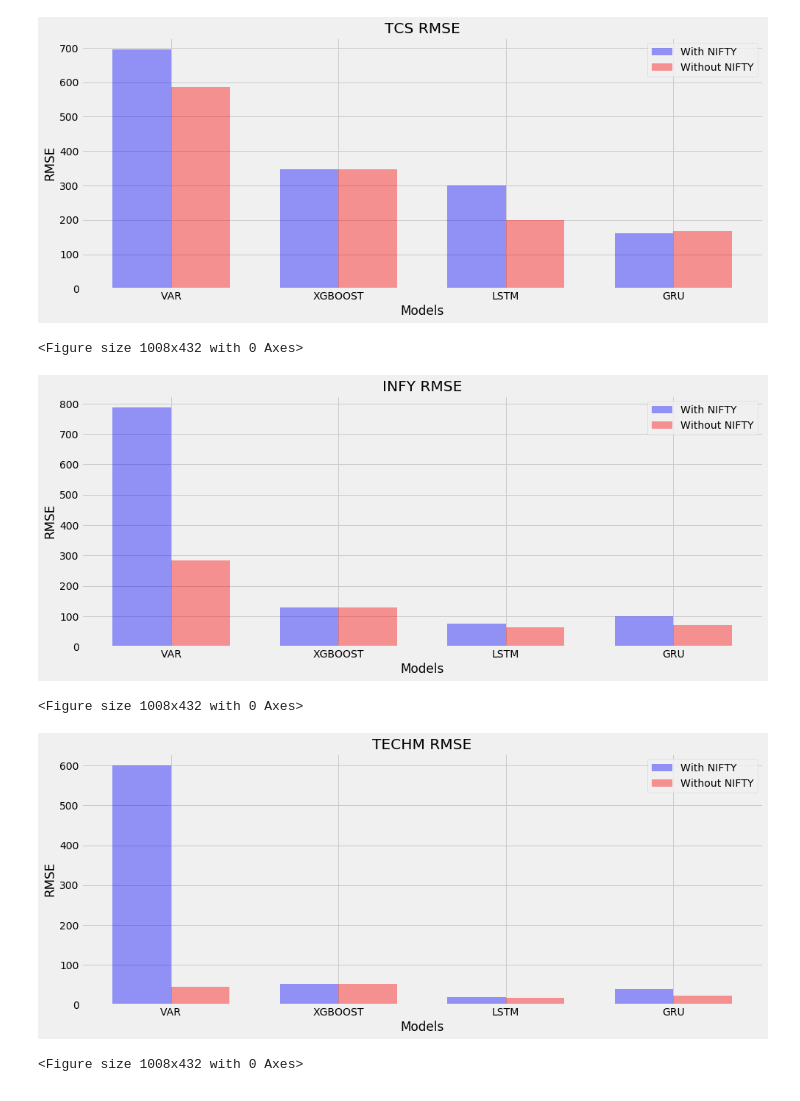
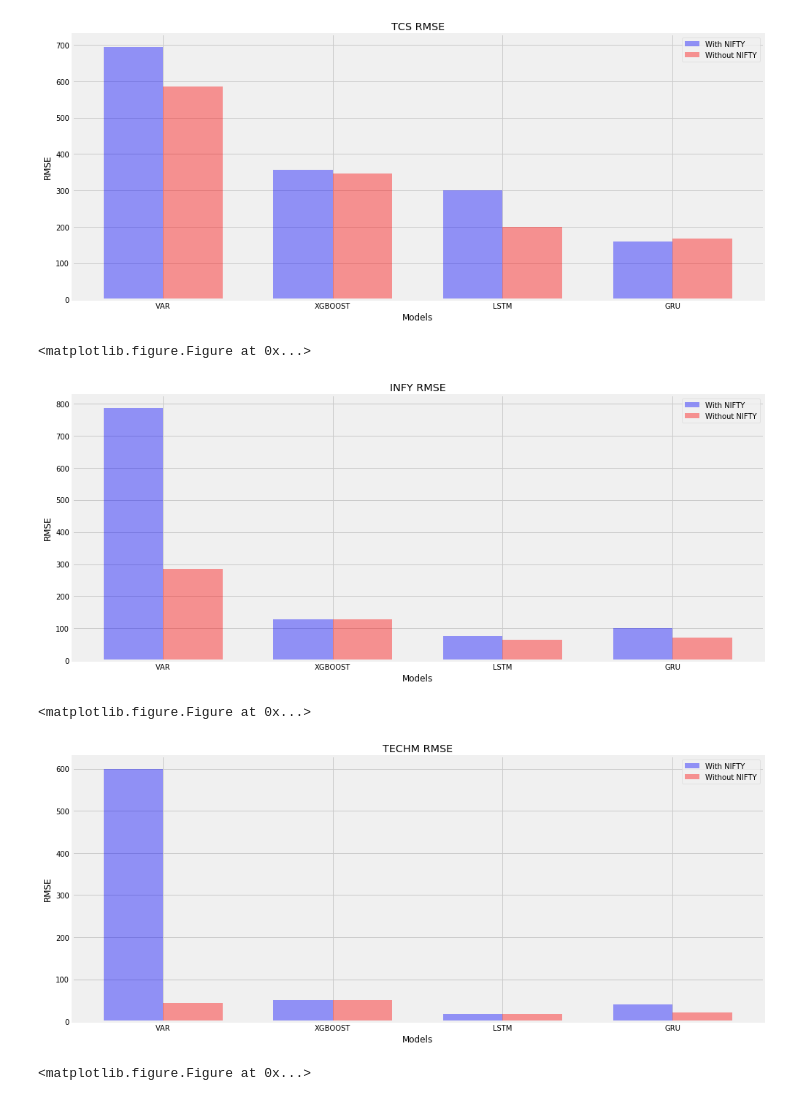
Before and after one commit to ReetBarik/Machine-Learning-Project, a Jupyter notebook: ipython notebooks/Results.ipynb, the cells around one changed output. Drawn from its saved outputs; the diff is of its cells as text; code cells hidden in the pictures.

```diff
--- a/ipython notebooks/Results.ipynb
+++ b/ipython notebooks/Results.ipynb
@@ -7,45 +7,45 @@ plt.style.use('fivethirtyeight')
 # %%
 n_groups = 4
 
-means_men = (694.8295589437141, 347.15174185620157, 300.2988351463691, 159.97215954810648)
+means_men = (694.8295589437141, 356.7005067213686, 300.2988351463691, 159.97215954810648)
 
 means_women = (585.6584321621915, 347.15174185620157, 200.18207572026213, 168.26441100954486)
 
 fig, ax = plt.subplots(figsize=(14,6))
 
 index = np.arange(n_groups)
 bar_width = 0.35
 
 opacity = 0.4
 error_config = {'ecolor': '0.3'}
 
 rects1 = ax.bar(index, means_men, bar_width,
                 alpha=opacity, color='b',
                 error_kw=error_config,
                 label='With NIFTY')
 
 rects2 = ax.bar(index + bar_width, means_women, bar_width,
                 alpha=opacity, color='r',
                 error_kw=error_config,
                 label='Without NIFTY')
 
 plt.figure(figsize=(14,6))
 ax.set_xlabel('Models')
 ax.set_ylabel('RMSE')
 ax.set_title('TCS RMSE')
 ax.set_xticks(index + bar_width / 2)
 ax.set_xticklabels(('VAR', 'XGBOOST', 'LSTM', 'GRU'))
 ax.legend(loc = 'best')
 
 fig.tight_layout()
 plt.show()
 # %% [output]
-[figure, old version]
+[figure, new version]
-<Figure size 1008x432 with 0 Axes>
+<matplotlib.figure.Figure at 0x...>
 # %%
 n_groups = 4
 
-means_men = (786.8385213075269, 128.03554614123877, 76.46804634955403, 101.09426921023862)
+means_men = (786.8385213075269, 127.09807409895662, 76.46804634955403, 101.09426921023862)
 
 means_women = (284.7661268140489, 128.03554614123877, 63.68811883163279, 72.07669430453187)
 
@@ -78,12 +78,12 @@ ax.legend(loc = 'best')
 fig.tight_layout()
 plt.show()
 # %% [output]
-[figure, old version]
+[figure, new version]
-<Figure size 1008x432 with 0 Axes>
+<matplotlib.figure.Figure at 0x...>
 # %%
 n_groups = 4
 
-means_men = (599.6942453158327, 51.476791532907335, 18.371912590164854, 39.60142960542171)
+means_men = (599.6942453158327, 50.89305467117587, 18.371912590164854, 39.60142960542171)
 
 means_women = (44.744399434904814, 51.476791532907335, 17.921052036645733, 22.068647046392297)
 
@@ -116,8 +116,8 @@ ax.legend(loc = 'best')
 fig.tight_layout()
 plt.show()
 # %% [output]
-[figure, old version]
+[figure, new version]
-<Figure size 1008x432 with 0 Axes>
+<matplotlib.figure.Figure at 0x...>
 # %%
 n_groups = 4
 
```
Also changed, not shown: parts of 2 cells of this notebook, 2 other files.
